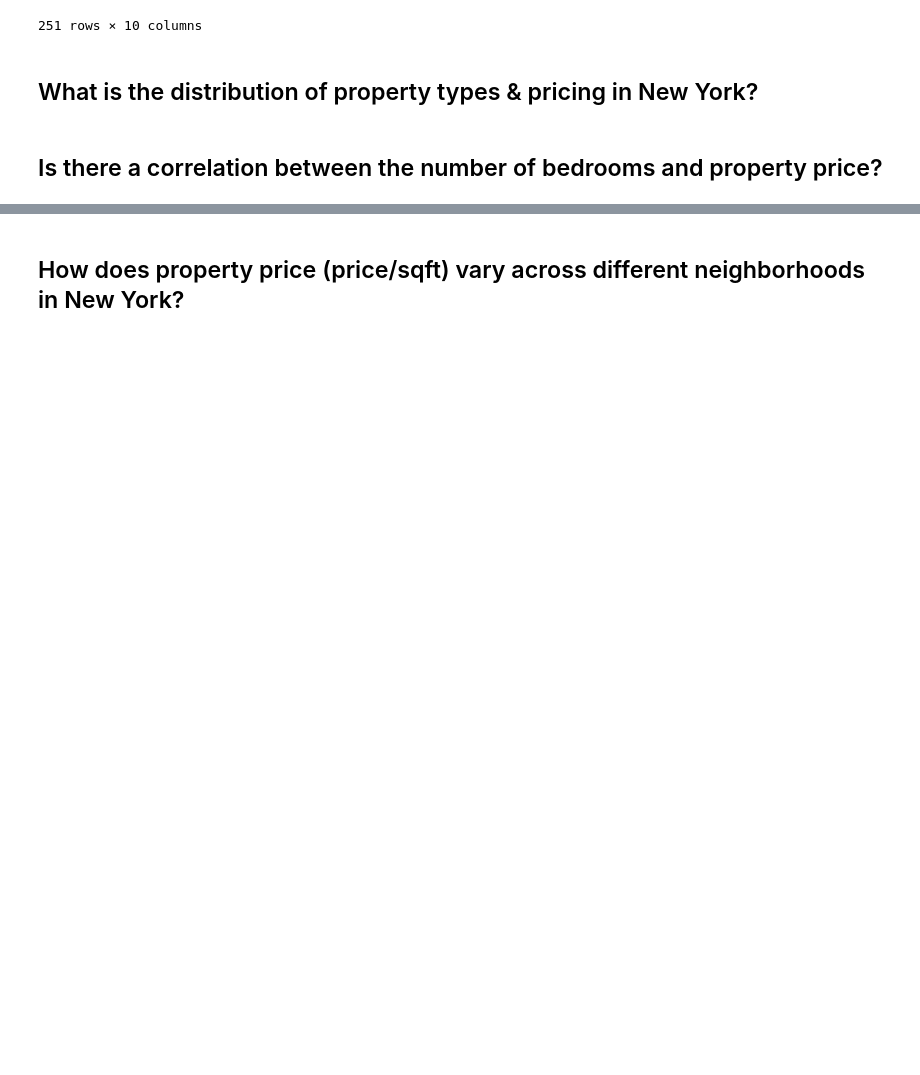
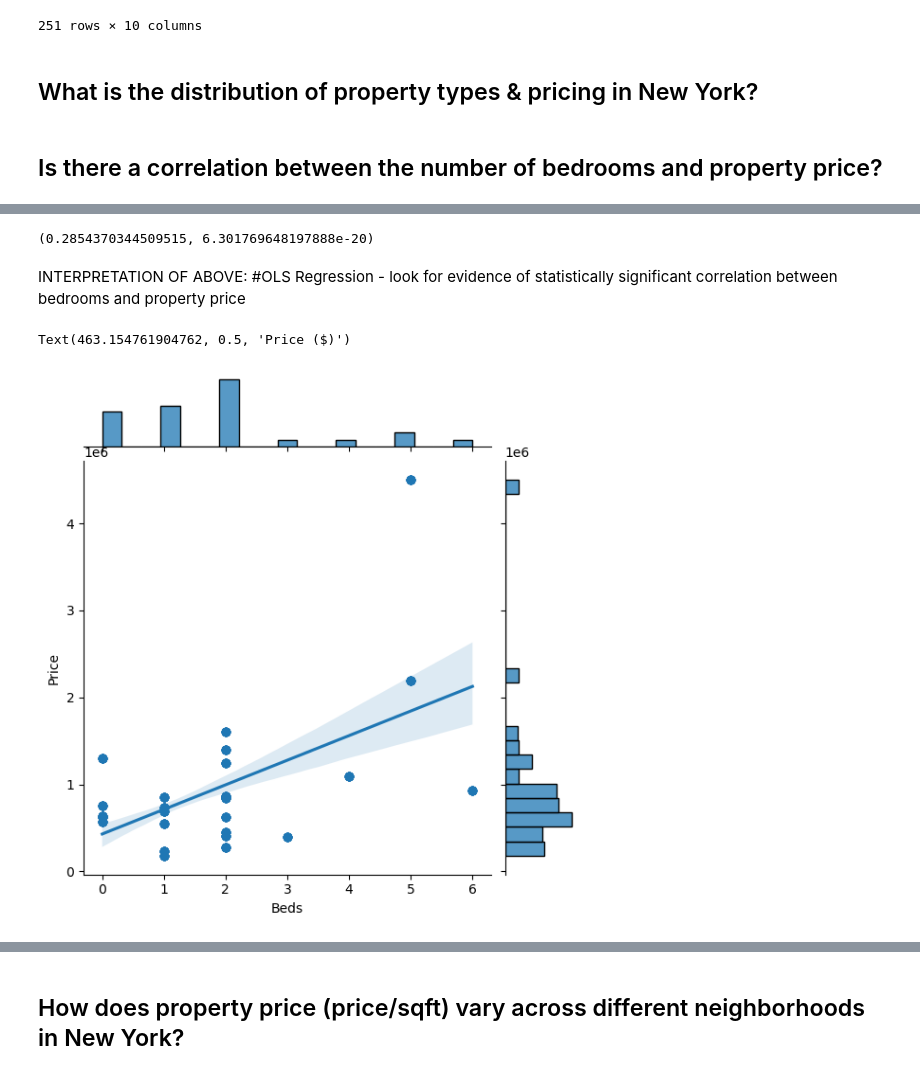
Before and after one commit to AaronSantilli/SI370-Project-1, a Jupyter notebook: project1_casey.ipynb, the cells around one changed output, grey strips where cells are left out. Cells and saved outputs as stored; diff of their text form; code cells hidden in the pictures; blank space fills up the shorter version.

```diff
--- a/project1_casey.ipynb
+++ b/project1_casey.ipynb
@@ -58,3 +64,6 @@ data
 ## What is the distribution of property types & pricing in New York?
 # %% [markdown]
 ## Is there a correlation between the number of bedrooms and property price?
+# %%
+data['Price'] = data['Price'].str.replace(',', '').astype(int)
+data['Beds'] = data['Beds'].apply(lambda x: int(x))
@@ -60,0 +93,17 @@ data
+# %%
+r_squared = olsreg.rsquared
+p_value = olsreg.f_pvalue
+
+r_squared, p_value
+# %% [output]
+(0.2854370344509515, 6.301769648197888e-20)
+# %% [markdown]
+INTERPRETATION OF ABOVE: #OLS Regression - look for evidence of statistically significant correlation between bedrooms and property price
+# %%
+jg = sns.JointGrid(x="Beds", y="Price", data=data)
+jg.plot(sns.regplot, sns.histplot)
+plt.xlabel("Number of Beds")
+plt.ylabel("Price ($)")
+# %% [output]
+Text(463.154761904762, 0.5, 'Price ($)')
+[figure, added]
```
Also changed, not shown: parts of 17 cells of this notebook.
